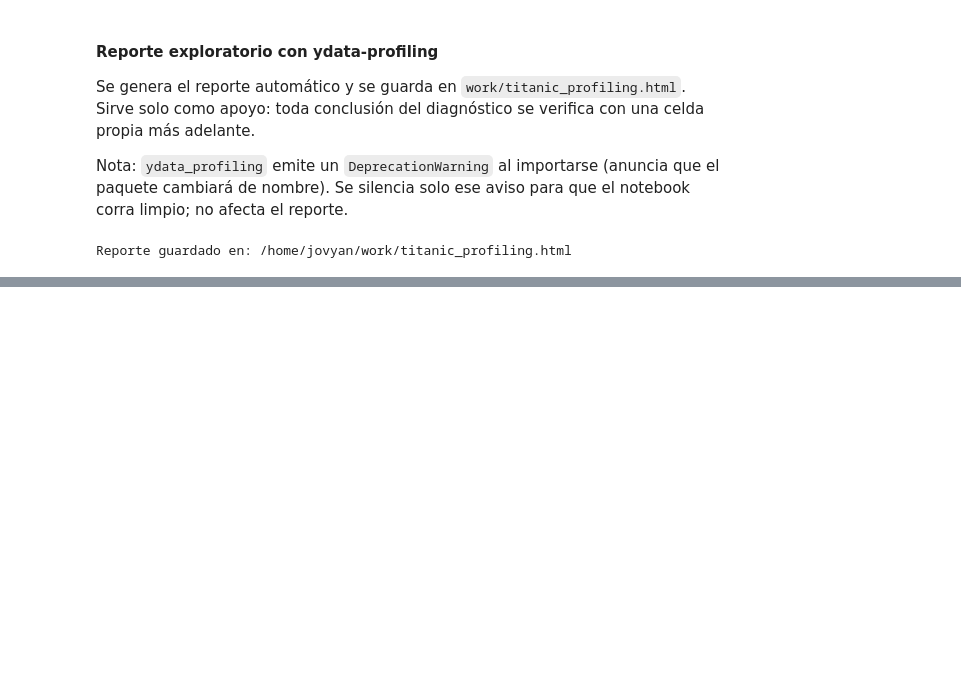
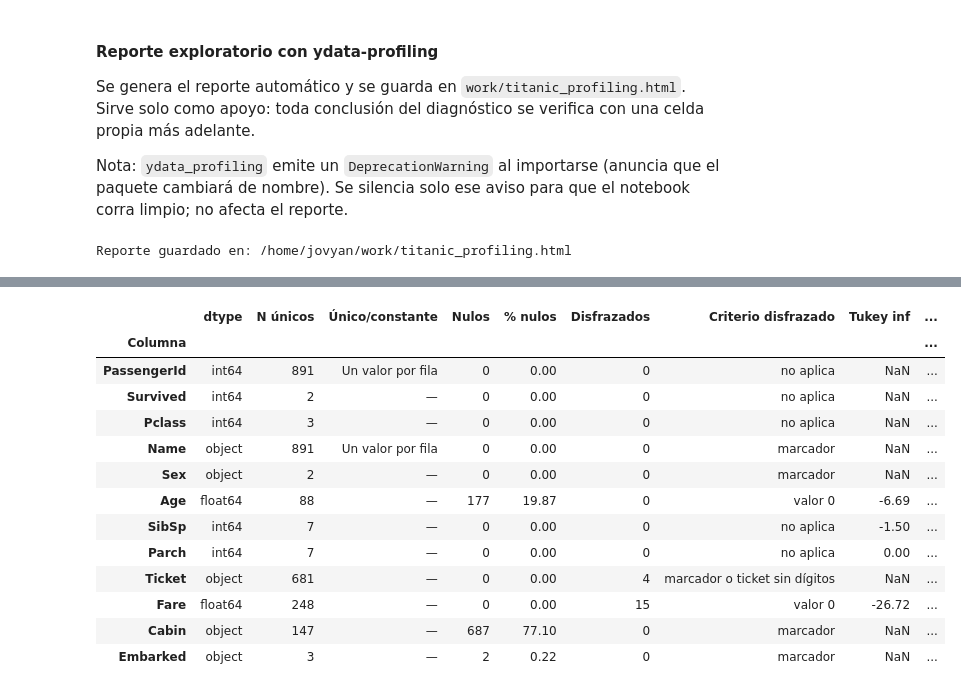
Before and after one commit to luisbr5000-art/taller_2, a Jupyter notebook: work/Taller_2_Gestion_de_Datos.ipynb, the cells around one changed output, grey strips where cells are left out. Cells and saved outputs as stored; diff of their text form; code cells hidden in the pictures; blank space fills up the shorter version.

```diff
--- a/work/Taller_2_Gestion_de_Datos.ipynb
+++ b/work/Taller_2_Gestion_de_Datos.ipynb
@@ -96,0 +110,84 @@ Reporte guardado en: /home/jovyan/work/titanic_profiling.html
+# %%
+# Parámetros de las verificaciones
+N_FILAS = len(df)
+NUM_TUKEY = ["Age", "Fare", "SibSp", "Parch"]
+COLS_CERO_IMPOSIBLE = ["Age", "Fare"]  # un 0 en edad o tarifa no es plausible
+MARCADORES = {"?", "unknown", "na", "n/a", "none", "null", "-", ""}
+
+
+def limites_tukey(serie):
+    """Límites de Tukey: (Q1 - 1,5·IQR, Q3 + 1,5·IQR)."""
+    q1, q3 = serie.quantile([0.25, 0.75])
+    iqr = q3 - q1
+    return q1 - 1.5 * iqr, q3 + 1.5 * iqr
+
+
+def mascara_tukey(serie):
+    """True donde el valor cae fuera de los límites de Tukey."""
+    li, ls = limites_tukey(serie)
+    return (serie < li) | (serie > ls)
+
+
+def contar_disfrazados(col):
+    """Cuenta faltantes disfrazados según el tipo de columna."""
+    s = df[col].dropna()
+    if col in COLS_CERO_IMPOSIBLE:
+        return int((s == 0).sum()), "valor 0"
+    if s.dtype == object:
+        marcador = s.str.strip().str.lower().isin(MARCADORES)
+        if col == "Ticket":
+            sin_digitos = ~s.str.contains(r"\d")
+            return int((marcador | sin_digitos).sum()), "marcador o ticket sin dígitos"
+        return int(marcador.sum()), "marcador"
+    return 0, "no aplica"
+
+
+diagnostico = []
+for col in df.columns:
+    n_unicos = df[col].nunique(dropna=True)
+    if n_unicos <= 1:
+        tipo_unico = "Constante"
+    elif n_unicos == N_FILAS:
+        tipo_unico = "Un valor por fila"
+    else:
+        tipo_unico = "—"
+    n_nulos = int(df[col].isna().sum())
+    n_disfr, criterio = contar_disfrazados(col)
+    fila = {
+        "Columna": col,
+        "dtype": str(df[col].dtype),
+        "N únicos": n_unicos,
+        "Único/constante": tipo_unico,
+        "Nulos": n_nulos,
+        "% nulos": round(100 * n_nulos / N_FILAS, 2),
+        "Disfrazados": n_disfr,
+        "Criterio disfrazado": criterio,
+    }
+    if col in NUM_TUKEY:
+        li, ls = limites_tukey(df[col])
+        n_atip = int(mascara_tukey(df[col]).sum())
+        fila.update({
+            "Tukey inf": round(li, 2),
+            "Tukey sup": round(ls, 2),
+            "Atípicos": n_atip,
+            "% atípicos": round(100 * n_atip / N_FILAS, 2),
+        })
+    diagnostico.append(fila)
+
+diagnostico = pd.DataFrame(diagnostico).set_index("Columna")
+diagnostico
+# %% [output]
+|  | dtype | N únicos | Único/constante | Nulos | % nulos | Disfrazados | Criterio disfrazado | Tukey inf | ... |
+| Columna |  |  |  |  |  |  |  |  | ... |
+| PassengerId | int64 | 891 | Un valor por fila | 0 | 0.00 | 0 | no aplica | NaN | ... |
+| Survived | int64 | 2 | — | 0 | 0.00 | 0 | no aplica | NaN | ... |
+| Pclass | int64 | 3 | — | 0 | 0.00 | 0 | no aplica | NaN | ... |
+| Name | object | 891 | Un valor por fila | 0 | 0.00 | 0 | marcador | NaN | ... |
+| Sex | object | 2 | — | 0 | 0.00 | 0 | marcador | NaN | ... |
+| Age | float64 | 88 | — | 177 | 19.87 | 0 | valor 0 | -6.69 | ... |
+| SibSp | int64 | 7 | — | 0 | 0.00 | 0 | no aplica | -1.50 | ... |
+| Parch | int64 | 7 | — | 0 | 0.00 | 0 | no aplica | 0.00 | ... |
+| Ticket | object | 681 | — | 0 | 0.00 | 4 | marcador o ticket sin dígitos | NaN | ... |
+| Fare | float64 | 248 | — | 0 | 0.00 | 15 | valor 0 | -26.72 | ... |
+| Cabin | object | 147 | — | 687 | 77.10 | 0 | marcador | NaN | ... |
+| Embarked | object | 3 | — | 2 | 0.22 | 0 | marcador | NaN | ... |
```
Also changed, not shown: parts of 10 cells of this notebook, 1 other file.
